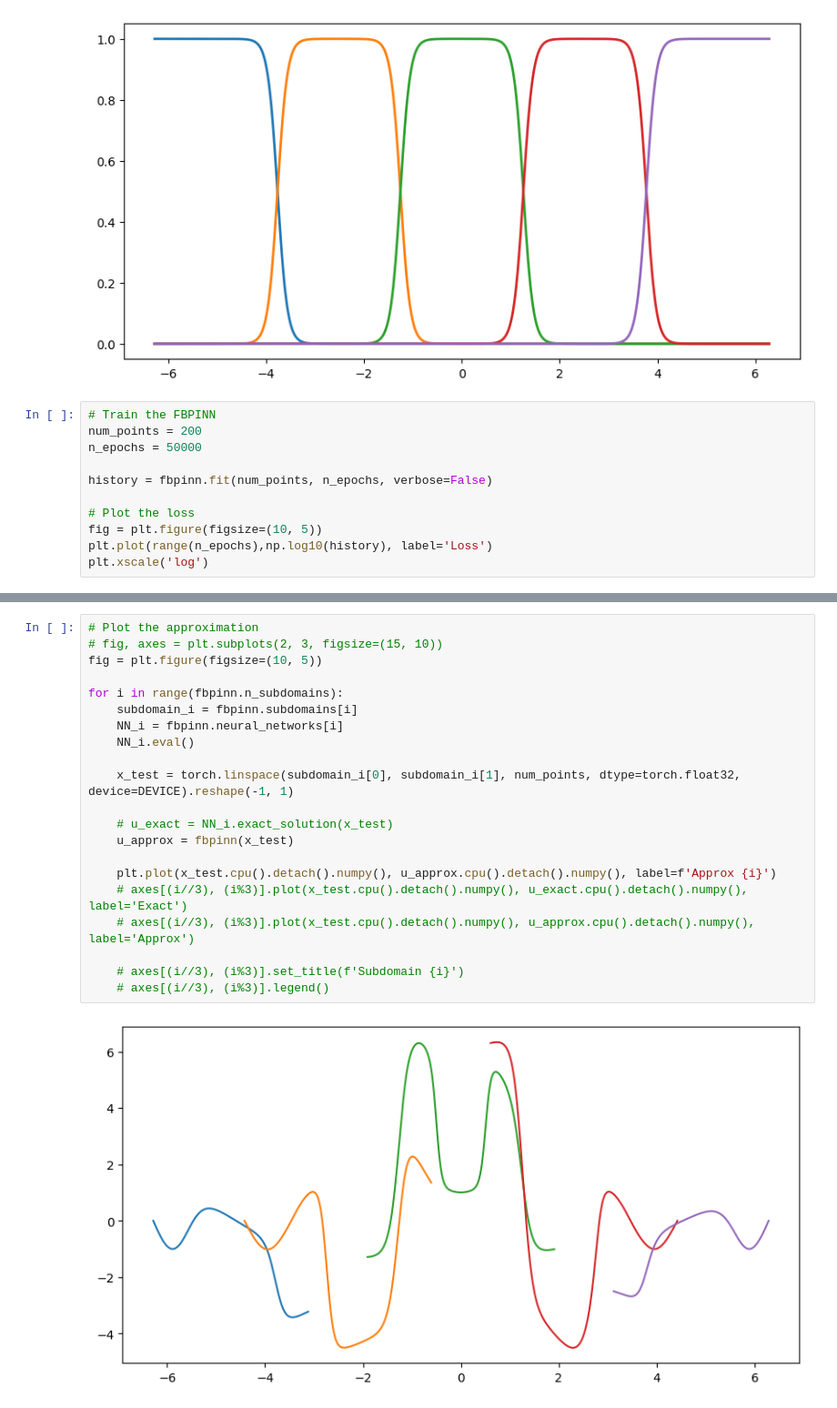
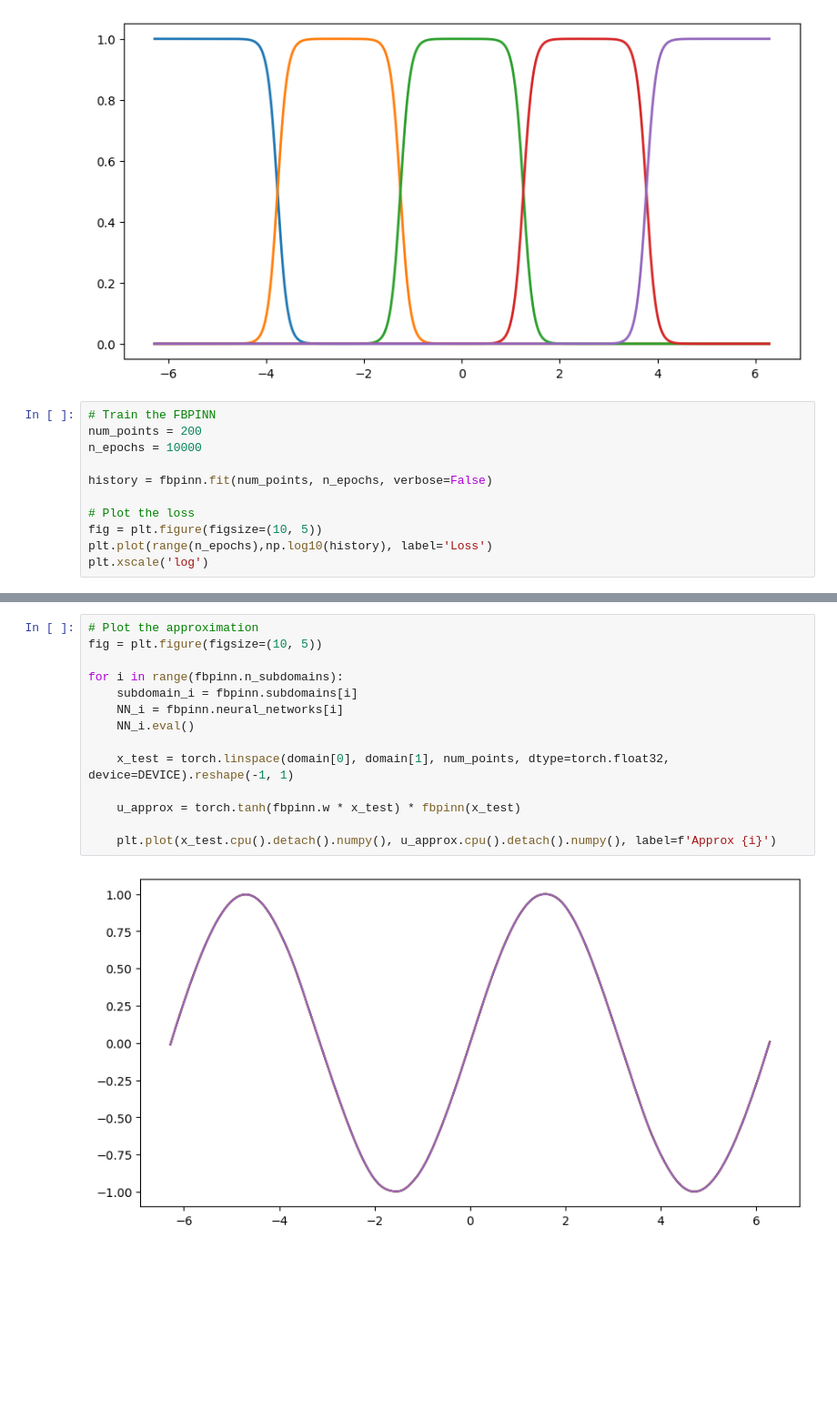
Before and after one commit to guglielmopacifico/DeepLearning, a Jupyter notebook: Task_B/test_v2.ipynb, the cells around one changed output, grey strips where cells are left out. Shown at 91% size. Cells and saved outputs as stored; diff of their text form; blank space fills up the shorter version.

```diff
--- a/Task_B/test_v2.ipynb
+++ b/Task_B/test_v2.ipynb
@@ -223,7 +205,7 @@ for i in range(fbpinn.n_subdomains):
 # %%
 # Train the FBPINN
 num_points = 200
-n_epochs = 50000
+n_epochs = 10000
 
 history = fbpinn.fit(num_points, n_epochs, verbose=False)
 
@@ -237,23 +219,16 @@ Final loss:  1.5510515368077904e-05      Training_time:  2  min  32  s
 # %%
 # Plot the approximation
-# fig, axes = plt.subplots(2, 3, figsize=(15, 10))
 fig = plt.figure(figsize=(10, 5))
 
 for i in range(fbpinn.n_subdomains):
     subdomain_i = fbpinn.subdomains[i]
     NN_i = fbpinn.neural_networks[i]
     NN_i.eval()
 
-    x_test = torch.linspace(subdomain_i[0], subdomain_i[1], num_points, dtype=torch.float32, device=DEVICE).reshape(-1, 1)
+    x_test = torch.linspace(domain[0], domain[1], num_points, dtype=torch.float32, device=DEVICE).reshape(-1, 1)
 
-    # u_exact = NN_i.exact_solution(x_test)
-    u_approx = fbpinn(x_test)
+    u_approx = torch.tanh(fbpinn.w * x_test) * fbpinn(x_test)
 
     plt.plot(x_test.cpu().detach().numpy(), u_approx.cpu().detach().numpy(), label=f'Approx {i}')
-    # axes[(i//3), (i%3)].plot(x_test.cpu().detach().numpy(), u_exact.cpu().detach().numpy(), label='Exact')
-    # axes[(i//3), (i%3)].plot(x_test.cpu().detach().numpy(), u_approx.cpu().detach().numpy(), label='Approx')
-
-    # axes[(i//3), (i%3)].set_title(f'Subdomain {i}')
-    # axes[(i//3), (i%3)].legend()
 # %% [output]
-[figure, old version]
+[figure, new version]
```
Also changed, not shown: parts of 4 cells of this notebook, 1 other file.
